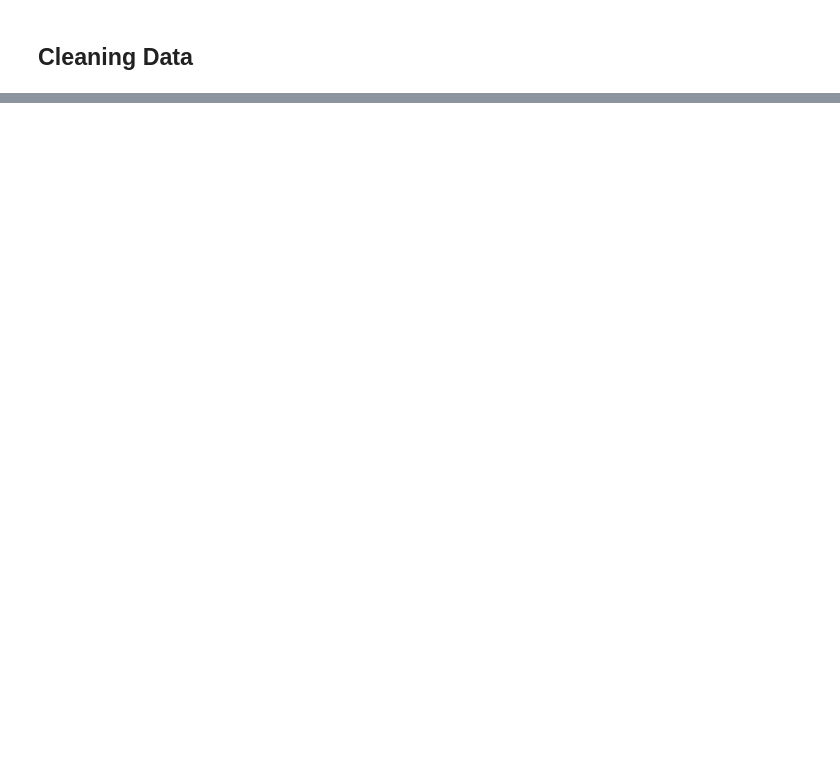
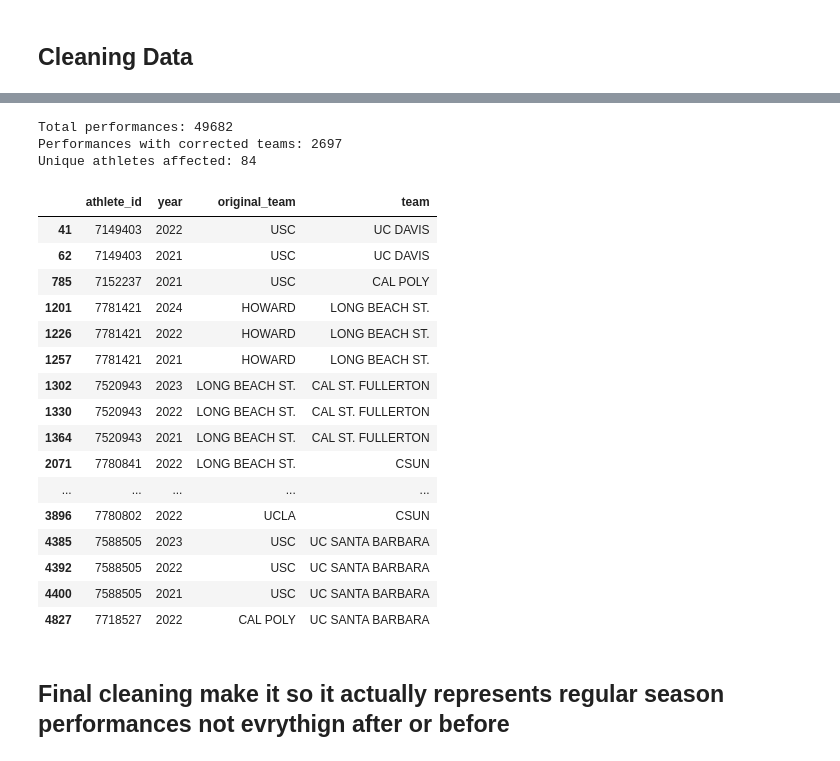
Before and after one commit to ChidiebereAgunanne/DSC180, a Jupyter notebook: big-west-predictor/notebooks/athete_profiles.ipynb, the cells around one changed output, grey strips where cells are left out. Drawn from its saved outputs; the diff is of its cells as text; code cells hidden in the pictures; blank space fills up the shorter version.

```diff
--- a/big-west-predictor/notebooks/athete_profiles.ipynb
+++ b/big-west-predictor/notebooks/athete_profiles.ipynb
@@ -300,0 +333,52 @@ df.to_csv("../data/processed/regular_season.csv", index=False)
+# %%
+results_updated = results_df.merge(
+    roster_lookup,
+    on=["athlete_id", "year"],
+    how="left",
+    validate="many_to_one",
+    suffixes=("", "_roster")
+)
+# %%
+# Preserve original team for comparison
+results_updated["original_team"] = results_updated["team"]
+
+results_updated["team"] = results_updated["school"]
+results_updated = results_updated.dropna(
+    subset=["team"]
+).copy()
+
+# Remove temporary column
+results_updated = results_updated.drop(columns=["school"])
+# %%
+changed = results_updated[
+    results_updated["team"] != results_updated["original_team"]
+]
+
+print("Total performances:", len(results_updated))
+print("Performances with corrected teams:", len(changed))
+print("Unique athletes affected:", changed["athlete_id"].nunique())
+
+changed[
+    ["athlete_id", "year", "original_team", "team"]
+].drop_duplicates().head(20)
+# %% [output]
+Total performances: 49682
+Performances with corrected teams: 2697
+Unique athletes affected: 84
+|  | athlete_id | year | original_team | team |
+| 41 | 7149403 | 2022 | USC | UC DAVIS |
+| 62 | 7149403 | 2021 | USC | UC DAVIS |
+| 785 | 7152237 | 2021 | USC | CAL POLY |
+| 1201 | 7781421 | 2024 | HOWARD | LONG BEACH ST. |
+| 1226 | 7781421 | 2022 | HOWARD | LONG BEACH ST. |
+| 1257 | 7781421 | 2021 | HOWARD | LONG BEACH ST. |
+| 1302 | 7520943 | 2023 | LONG BEACH ST. | CAL ST. FULLERTON |
+| 1330 | 7520943 | 2022 | LONG BEACH ST. | CAL ST. FULLERTON |
+| 1364 | 7520943 | 2021 | LONG BEACH ST. | CAL ST. FULLERTON |
+| 2071 | 7780841 | 2022 | LONG BEACH ST. | CSUN |
+| ... | ... | ... | ... | ... |
+| 3896 | 7780802 | 2022 | UCLA | CSUN |
+| 4385 | 7588505 | 2023 | USC | UC SANTA BARBARA |
+| 4392 | 7588505 | 2022 | USC | UC SANTA BARBARA |
+| 4400 | 7588505 | 2021 | USC | UC SANTA BARBARA |
+| 4827 | 7718527 | 2022 | CAL POLY | UC SANTA BARBARA |
@@ -300,0 +393,2 @@ df.to_csv("../data/processed/regular_season.csv", index=False)
+# %% [markdown]
+## Final cleaning make it so it actually represents regular season performances not evrythign after or before
```
Also changed, not shown: parts of 13 cells of this notebook, 4 other files.
